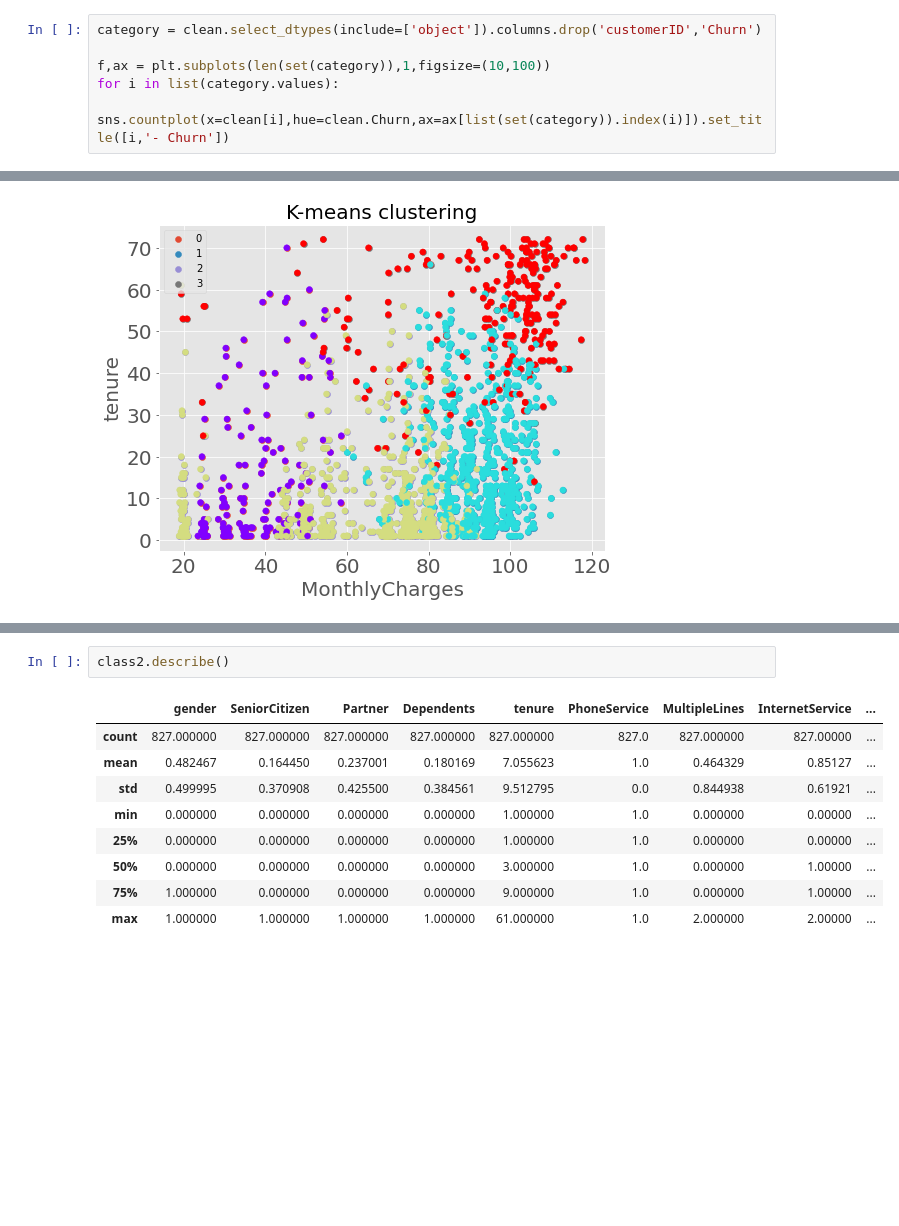
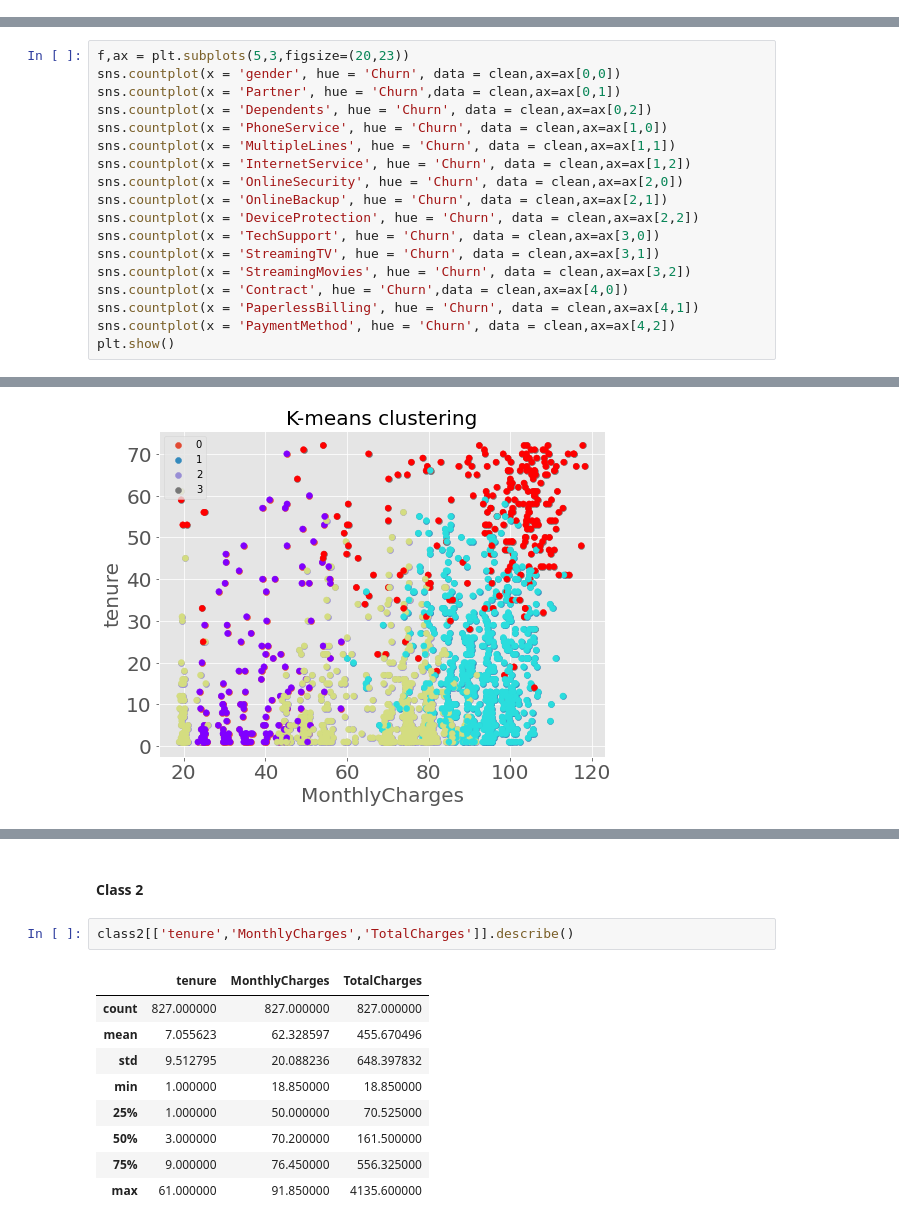
Before and after one commit to zulfijauh/Cheatsheet, a Jupyter notebook: Final_Project_Digital_Skola.ipynb, the cells around one changed output, grey strips where cells are left out. Drawn from its saved outputs; the diff is of its cells as text; blank space fills up the shorter version.

```diff
--- a/Final_Project_Digital_Skola.ipynb
+++ b/Final_Project_Digital_Skola.ipynb
@@ -151,9 +151,3 @@ plt.show()
 [figure]
 # %% [markdown]
 ## Check all variable by Churn
-# %%
-category = clean.select_dtypes(include=['object']).columns.drop('customerID','Churn')
-
-f,ax = plt.subplots(len(set(category)),1,figsize=(10,100))
-for i in list(category.values):
-    sns.countplot(x=clean[i],hue=clean.Churn,ax=ax[list(set(category)).index(i)]).set_title([i,'- Churn'])
@@ -161,0 +154,18 @@ for i in list(category.values):
+# %%
+f,ax = plt.subplots(5,3,figsize=(20,23))
+sns.countplot(x = 'gender', hue = 'Churn', data = clean,ax=ax[0,0])
+sns.countplot(x = 'Partner', hue = 'Churn',data = clean,ax=ax[0,1])
+sns.countplot(x = 'Dependents', hue = 'Churn', data = clean,ax=ax[0,2])
+sns.countplot(x = 'PhoneService', hue = 'Churn', data = clean,ax=ax[1,0])
+sns.countplot(x = 'MultipleLines', hue = 'Churn', data = clean,ax=ax[1,1])
+sns.countplot(x = 'InternetService', hue = 'Churn', data = clean,ax=ax[1,2])
+sns.countplot(x = 'OnlineSecurity', hue = 'Churn', data = clean,ax=ax[2,0])
+sns.countplot(x = 'OnlineBackup', hue = 'Churn', data = clean,ax=ax[2,1])
+sns.countplot(x = 'DeviceProtection', hue = 'Churn', data = clean,ax=ax[2,2])
+sns.countplot(x = 'TechSupport', hue = 'Churn', data = clean,ax=ax[3,0])
+sns.countplot(x = 'StreamingTV', hue = 'Churn', data = clean,ax=ax[3,1])
+sns.countplot(x = 'StreamingMovies', hue = 'Churn', data = clean,ax=ax[3,2])
+sns.countplot(x = 'Contract', hue = 'Churn',data = clean,ax=ax[4,0])
+sns.countplot(x = 'PaperlessBilling', hue = 'Churn', data = clean,ax=ax[4,1])
+sns.countplot(x = 'PaymentMethod', hue = 'Churn', data = clean,ax=ax[4,2])
+plt.show()
@@ -775,12 +850,14 @@ class1.describe()
+# %% [markdown]
+#### Class 2
 # %%
-class2.describe()
+class2[['tenure','MonthlyCharges','TotalCharges']].describe()
 # %% [output]
-|  | gender | SeniorCitizen | Partner | Dependents | tenure | PhoneService | MultipleLines | InternetService | ... |
-| count | 827.000000 | 827.000000 | 827.000000 | 827.000000 | 827.000000 | 827.0 | 827.000000 | 827.00000 | ... |
-| mean | 0.482467 | 0.164450 | 0.237001 | 0.180169 | 7.055623 | 1.0 | 0.464329 | 0.85127 | ... |
-| std | 0.499995 | 0.370908 | 0.425500 | 0.384561 | 9.512795 | 0.0 | 0.844938 | 0.61921 | ... |
-| min | 0.000000 | 0.000000 | 0.000000 | 0.000000 | 1.000000 | 1.0 | 0.000000 | 0.00000 | ... |
-| 25% | 0.000000 | 0.000000 | 0.000000 | 0.000000 | 1.000000 | 1.0 | 0.000000 | 0.00000 | ... |
-| 50% | 0.000000 | 0.000000 | 0.000000 | 0.000000 | 3.000000 | 1.0 | 0.000000 | 1.00000 | ... |
-| 75% | 1.000000 | 0.000000 | 0.000000 | 0.000000 | 9.000000 | 1.0 | 0.000000 | 1.00000 | ... |
-| max | 1.000000 | 1.000000 | 1.000000 | 1.000000 | 61.000000 | 1.0 | 2.000000 | 2.00000 | ... |
+|  | tenure | MonthlyCharges | TotalCharges |
+| count | 827.000000 | 827.000000 | 827.000000 |
+| mean | 7.055623 | 62.328597 | 455.670496 |
+| std | 9.512795 | 20.088236 | 648.397832 |
+| min | 1.000000 | 18.850000 | 18.850000 |
+| 25% | 1.000000 | 50.000000 | 70.525000 |
+| 50% | 3.000000 | 70.200000 | 161.500000 |
+| 75% | 9.000000 | 76.450000 | 556.325000 |
+| max | 61.000000 | 91.850000 | 4135.600000 |
```
Also changed, not shown: parts of 26 cells of this notebook.
